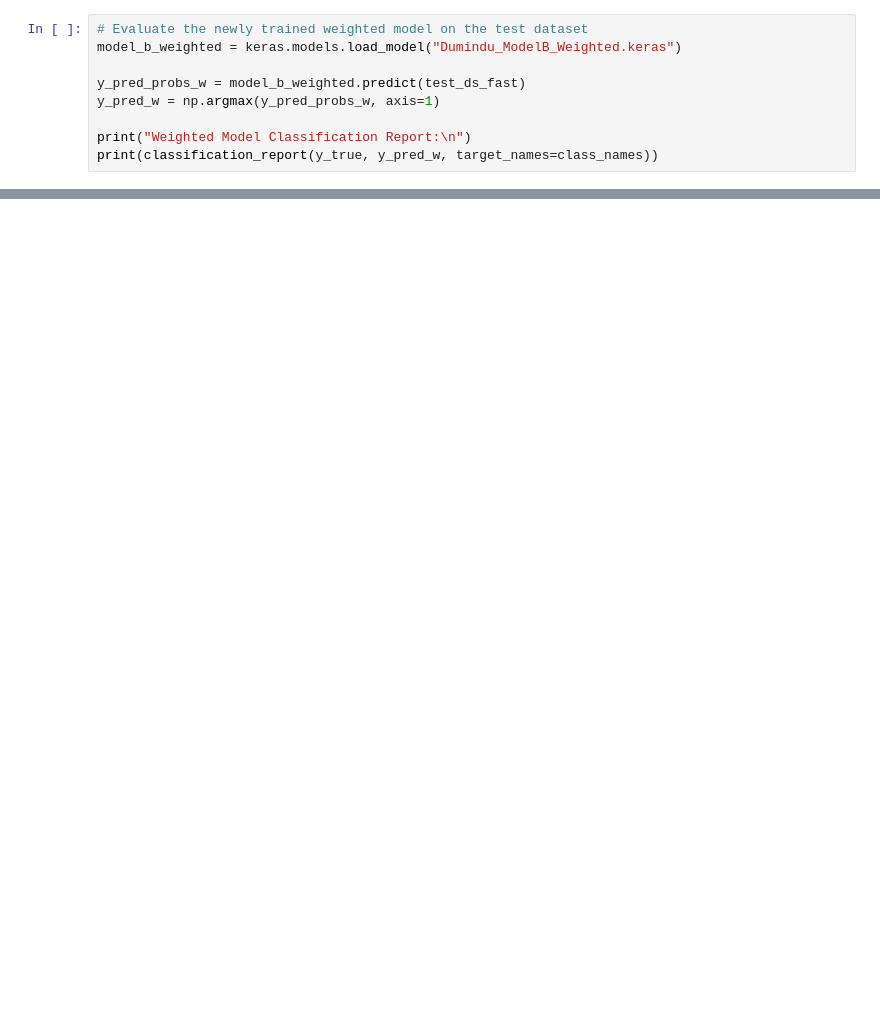
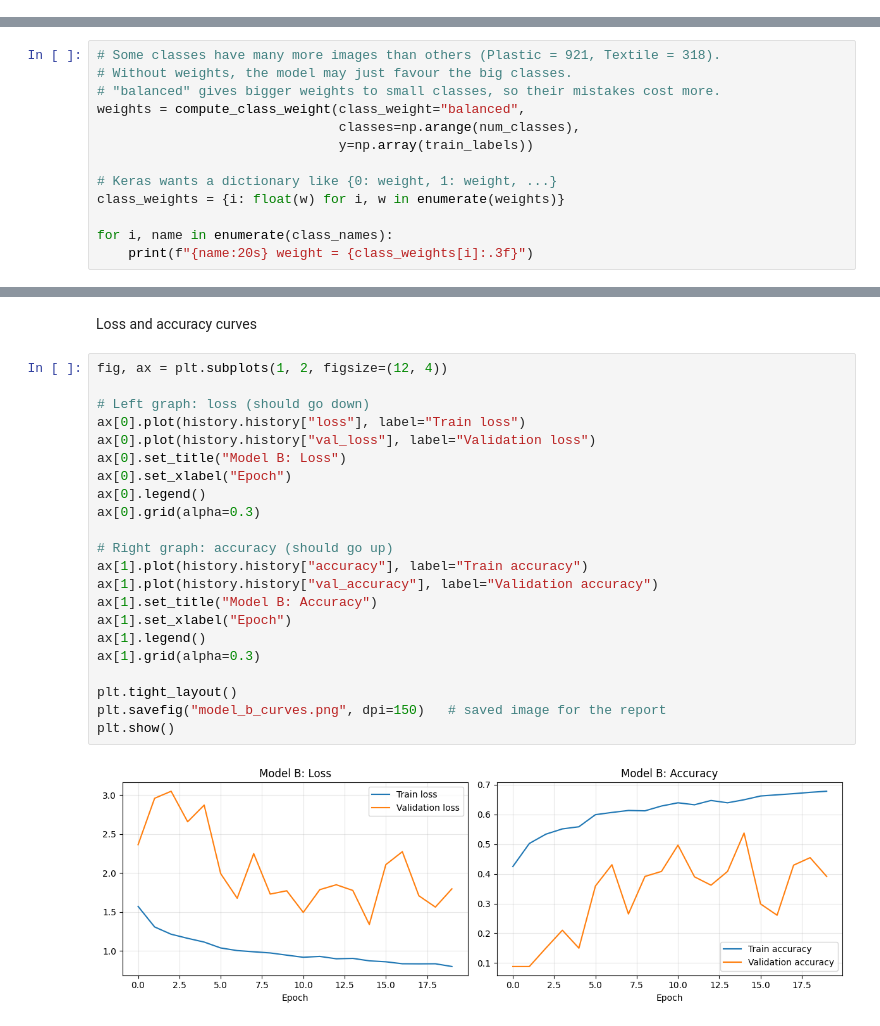
Before and after one commit to ChamiruGajasinghe/NEXORA_CNN, a Jupyter notebook: Dumindu_ModelB.ipynb, the cells around one changed output, grey strips where cells are left out. Cells and saved outputs as stored; diff of their text form; blank space fills up the shorter version.

Commit message:
completing and check ModelB

```diff
--- a/Dumindu_ModelB.ipynb
+++ b/Dumindu_ModelB.ipynb
@@ -646,9 +2,0 @@ Epoch 20/20
-# %%
-# Evaluate the newly trained weighted model on the test dataset
-model_b_weighted = keras.models.load_model("Dumindu_ModelB_Weighted.keras")
-
-y_pred_probs_w = model_b_weighted.predict(test_ds_fast)
-y_pred_w = np.argmax(y_pred_probs_w, axis=1)
-
-print("Weighted Model Classification Report:\n")
-print(classification_report(y_true, y_pred_w, target_names=class_names))
@@ -999,0 +172,13 @@ Miscellaneous Trash       0.42      0.25      0.32        75
+# %%
+# Some classes have many more images than others (Plastic = 921, Textile = 318).
+# Without weights, the model may just favour the big classes.
+# "balanced" gives bigger weights to small classes, so their mistakes cost more.
+weights = compute_class_weight(class_weight="balanced",
+                               classes=np.arange(num_classes),
+                               y=np.array(train_labels))
+
+# Keras wants a dictionary like {0: weight, 1: weight, ...}
+class_weights = {i: float(w) for i, w in enumerate(weights)}
+
+for i, name in enumerate(class_names):
+    print(f"{name:20s} weight = {class_weights[i]:.3f}")
@@ -999,0 +435,26 @@ Miscellaneous Trash       0.42      0.25      0.32        75
+# %% [markdown]
+Loss and accuracy curves
+# %%
+fig, ax = plt.subplots(1, 2, figsize=(12, 4))
+
+# Left graph: loss (should go down)
+ax[0].plot(history.history["loss"], label="Train loss")
+ax[0].plot(history.history["val_loss"], label="Validation loss")
+ax[0].set_title("Model B: Loss")
+ax[0].set_xlabel("Epoch")
+ax[0].legend()
+ax[0].grid(alpha=0.3)
+
+# Right graph: accuracy (should go up)
+ax[1].plot(history.history["accuracy"], label="Train accuracy")
+ax[1].plot(history.history["val_accuracy"], label="Validation accuracy")
+ax[1].set_title("Model B: Accuracy")
+ax[1].set_xlabel("Epoch")
+ax[1].legend()
+ax[1].grid(alpha=0.3)
+
+plt.tight_layout()
+plt.savefig("model_b_curves.png", dpi=150)   # saved image for the report
+plt.show()
+# %% [output]
+[figure, added]
```
Also changed, not shown: parts of 81 cells of this notebook.
